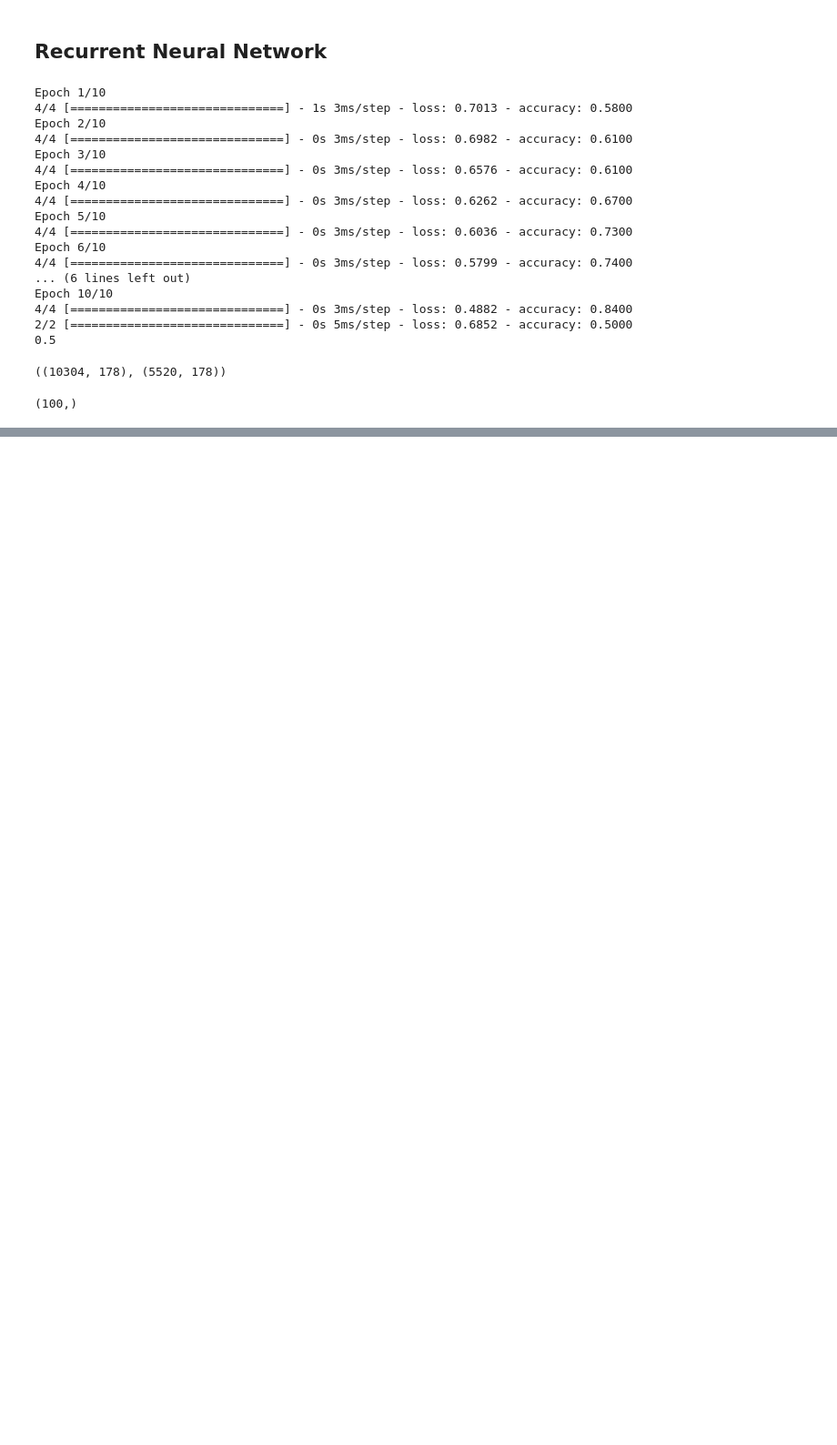
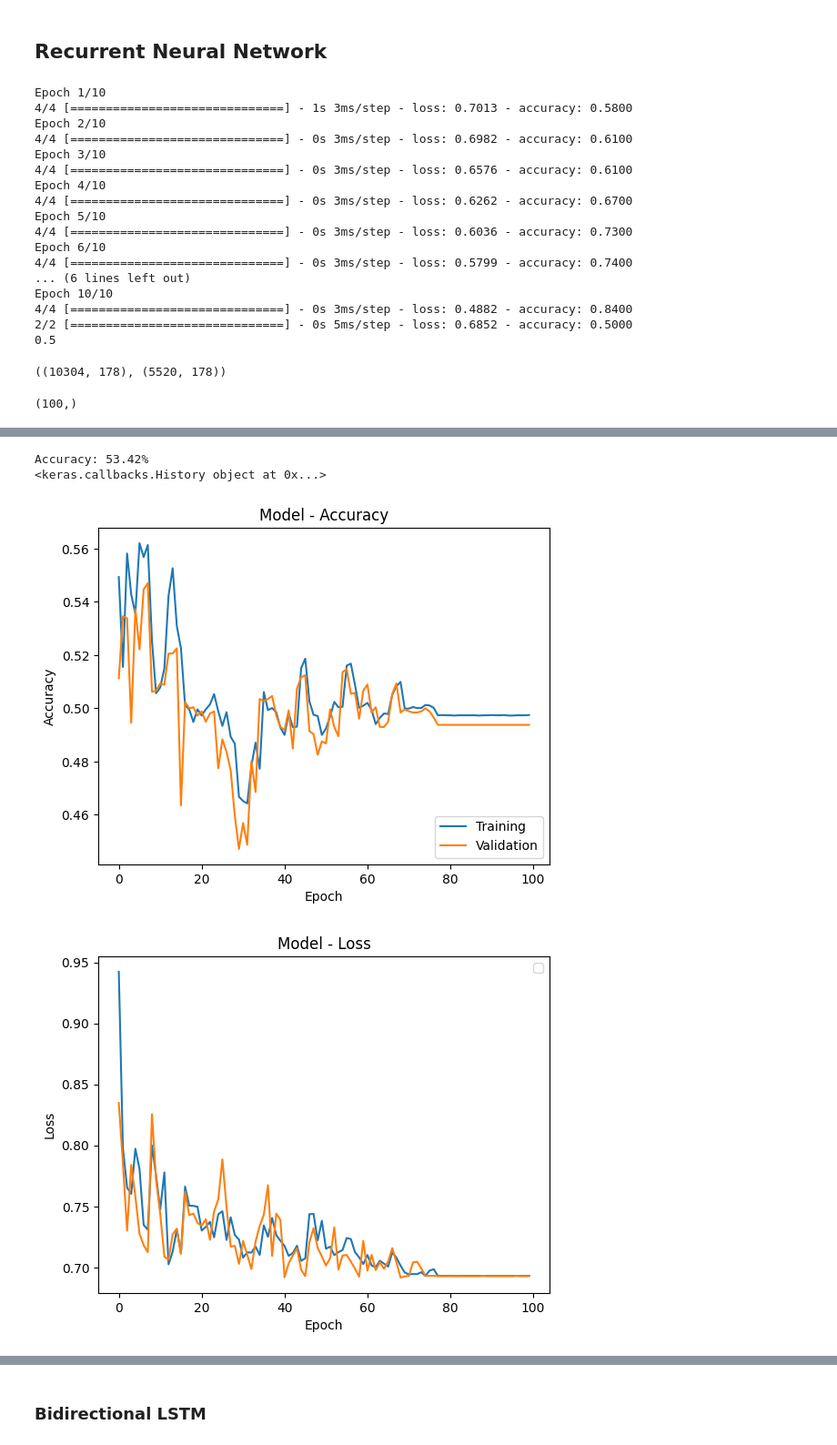
Before and after one commit to RushilShivade/Epileptic-Seizure-Prediction-using-EEG-Signals, a Jupyter notebook: ML_Project.ipynb, the cells around one changed output, grey strips where cells are left out. Shown at 91% size. Cells and saved outputs as stored; diff of their text form; code cells hidden in the pictures; blank space fills up the shorter version.

```diff
--- a/ML_Project.ipynb
+++ b/ML_Project.ipynb
@@ -677,0 +793,8 @@ y_train.shape
+# %%
+model1.load_weights(save_path)
+evaluate_model(history,X_test,y_test,model1)
+# %% [output]
+Accuracy: 53.42%
+<keras.callbacks.History object at 0x...>
+[figure, added]
+[figure, added]
@@ -677,0 +802,2 @@ y_train.shape
+# %% [markdown]
+### Bidirectional LSTM
```
Also changed, not shown: parts of 19 cells of this notebook, 6 other files.
